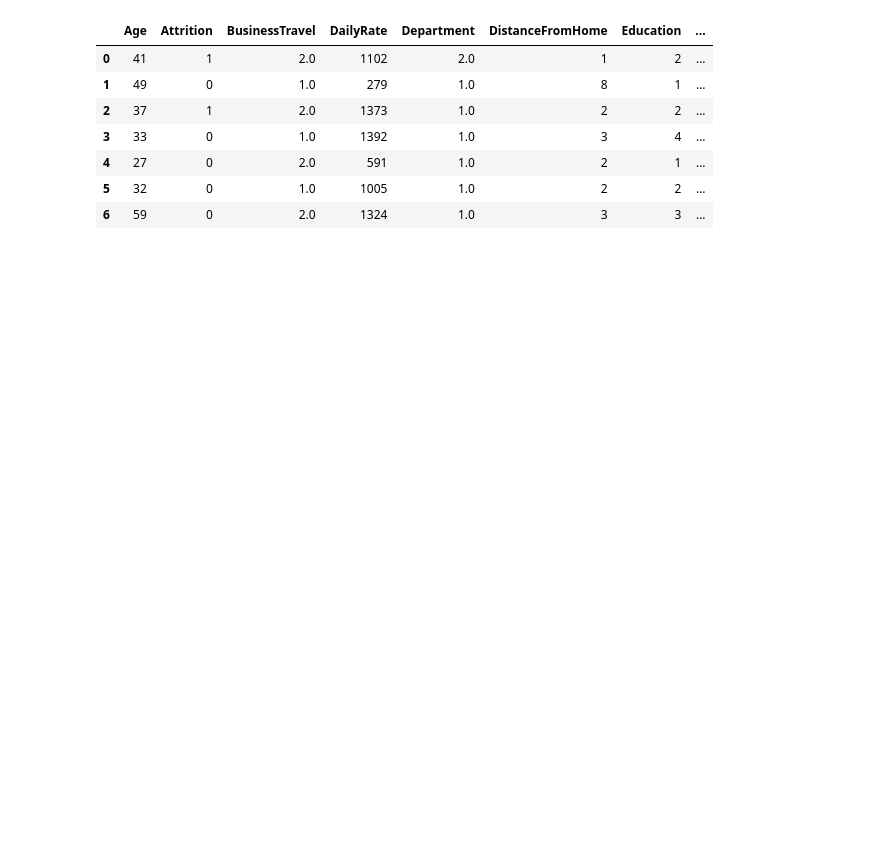
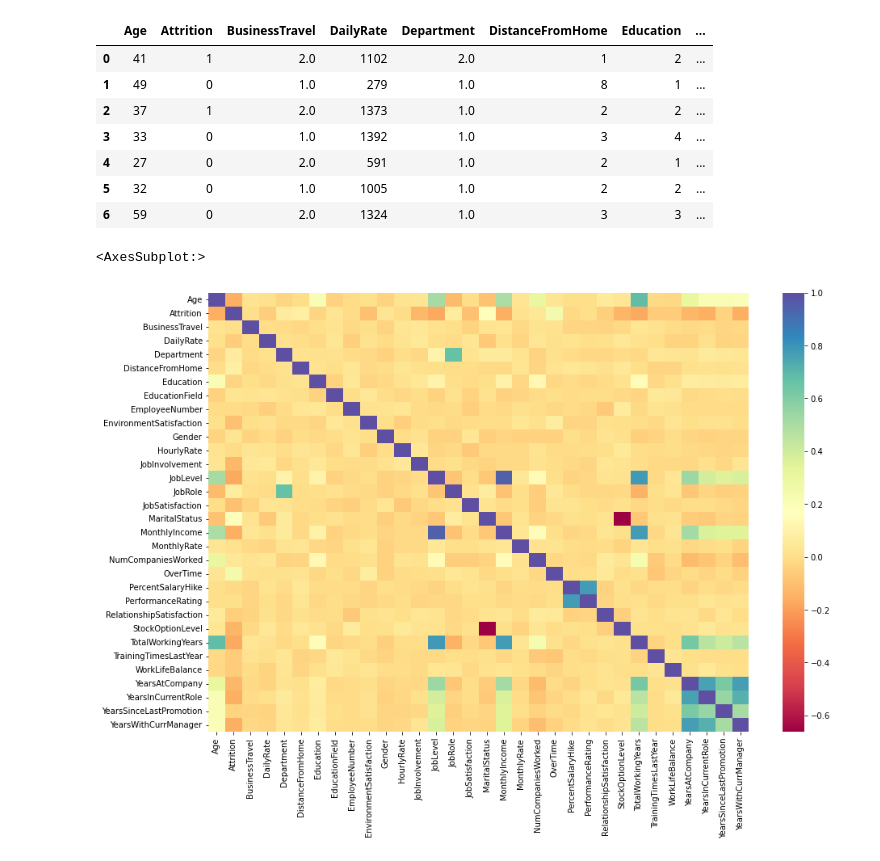
Before and after one commit to gasp37/employee-attrition-and-performance, a Jupyter notebook: notebook-1.ipynb, the cells around one changed output. Saved outputs shown, nothing was run; the diff lists cells and outputs as text; code cells hidden in the pictures; blank space fills up the shorter version.

```diff
--- a/notebook-1.ipynb
+++ b/notebook-1.ipynb
@@ -100,3 +114,19 @@ df_bin.iloc[:7,:20]
 | 4 | 27 | 0 | 2.0 | 591 | 1.0 | 2 | 1 | ... |
 | 5 | 32 | 0 | 1.0 | 1005 | 1.0 | 2 | 2 | ... |
 | 6 | 59 | 0 | 2.0 | 1324 | 1.0 | 3 | 3 | ... |
+# %%
+cols_with_std_zero = df_bin.columns[df_bin.std(axis=0) == 0]
+df_no_constants = df_bin.drop(columns = cols_with_std_zero)
+# %%
+corr = df_no_constants.corr()
+corr = (corr)
+
+f, ax = plt.subplots(figsize=(15,10))
+
+sns.heatmap(corr,
+            xticklabels=corr.columns.values,
+            yticklabels=corr.columns.values,
+            cmap='Spectral')
+# %% [output]
+<AxesSubplot:>
+[figure, added]
```
Also changed, not shown: parts of 5 cells of this notebook.
